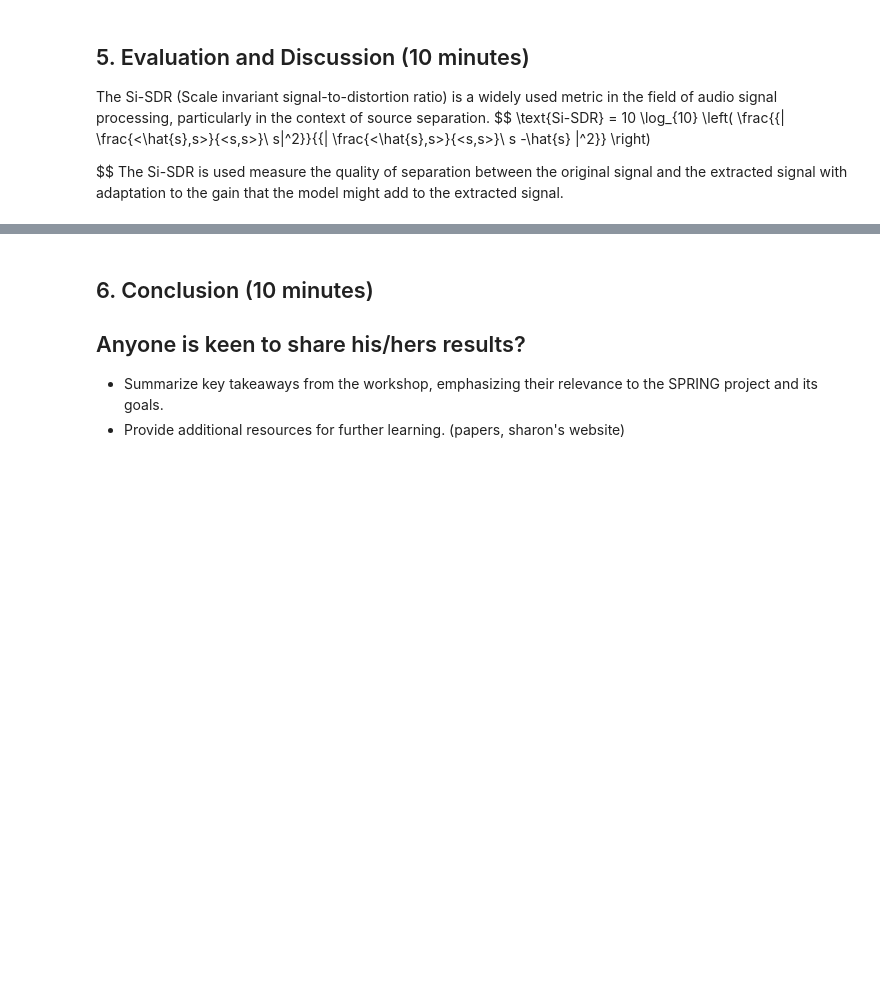
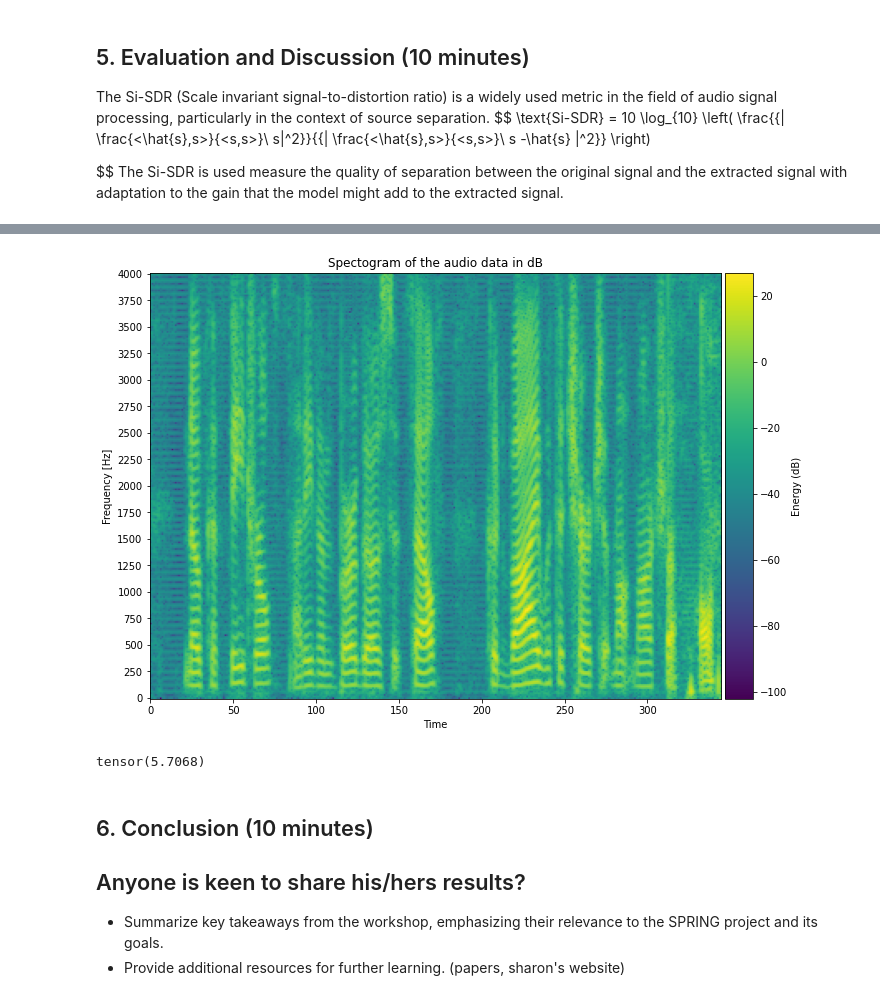
Before and after one commit to Acoustic-Lab-BIU/speaker_extraction_workshop, a Jupyter notebook: workshop.ipynb, the cells around one changed output, grey strips where cells are left out. Saved outputs shown, nothing was run; the diff lists cells and outputs as text; code cells hidden in the pictures; blank space fills up the shorter version.

```diff
--- a/workshop.ipynb
+++ b/workshop.ipynb
@@ -289,0 +271,34 @@ y,sr = torchaudio.load('/home/bari/workspace/spring_winter_school/speaker_extrac
+# %%
+from torchmetrics.audio import SignalDistortionRatio
+from speaker_extraction.extraction_model.deliver import Extractor
+import torchaudio.functional as F
+
+extractor = Extractor()
+si_sdr = SignalDistortionRatio()
+def prepare_batch(wav1_path,wav2_path,ref1_path,ref2_path,input_sr =16000):
+    #returns mixed signal, ref1, ref2, org wav1 resampled to 8000, org wav2 resampled to 8000
+    wav1,sr_wav1 = torchaudio.load(wav1_path)
+    wav2,sr_wav2 = torchaudio.load(wav2_path)
+    ref1,sr_ref1 = torchaudio.load(ref1_path)
+    ref2,sr_ref2 = torchaudio.load(ref2_path)
+    if (sr_ref1 + sr_ref2 +sr_wav1+sr_wav2)/4 != input_sr:
+        raise(Exception('input sr does not match'))
+    total_len = max(wav1.shape[-1],wav2.shape[-1])
+    mixed = mix(wav1,wav2)
+    wav1_res = F.resample(wav1,sr_wav1,8000)
+    wav2_res = F.resample(wav2,sr_wav2,8000)
+    return mixed,ref1,ref2,wav1_res,wav2_res
+
+wav1_path='audio_samples/males/28233/5105-28233-0006.wav'
+wav2_path='audio_samples/females/29095/4970-29095-0034.wav'
+ref1_path='audio_samples/males/28233/5105-28233-0008.wav'
+ref2_path='audio_samples/females/29095/4970-29095-0038.wav'
+input_sr=16000
+mixed,ref1,ref2,y_1,y_2 = prepare_batch(wav1_path,wav2_path,ref1_path,ref2_path,input_sr)
+sf.write('mixed_f1_m1.wav',mixed,sr)
+print(transcribe_wav('mixed_f1_m1.wav'))
+display_audio(mixed,sr)
+y_hat = extractor.extract_vec(mix =mixed.unsqueeze(0),sr_mix=16000,ref=ref1,sr_ref=16000)
+display_audio(y_hat,8000)
+sf.write('y_hat_f1_m1.wav',y_hat,8000)
+print(transcribe_wav('y_hat_f1_m1.wav'))
@@ -290,3 +310,10 @@ y,sr = torchaudio.load('/home/bari/workspace/spring_winter_school/speaker_extrac
+# %%
+y_1.shape
+plot_spectrogram(y_hat[:y_1.shape[-1]],8000)
+si_sdr(y_hat[:y_1.shape[-1]],y_1.squeeze())
+# %% [output]
+[figure, added]
+tensor(5.7068)
 # %% [markdown]
 ## 6. Conclusion (10 minutes)
 ## Anyone is keen to share his/hers results?
```
Also changed, not shown: parts of 6 cells of this notebook, 19 other files.
